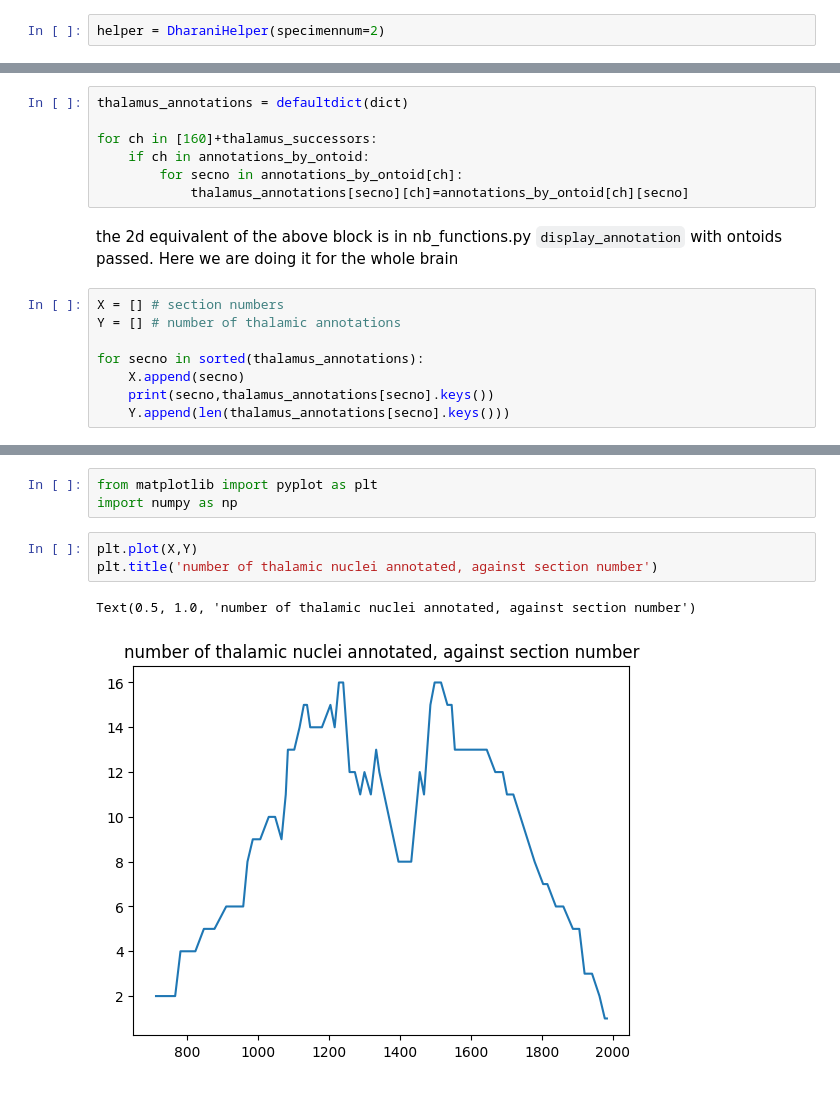
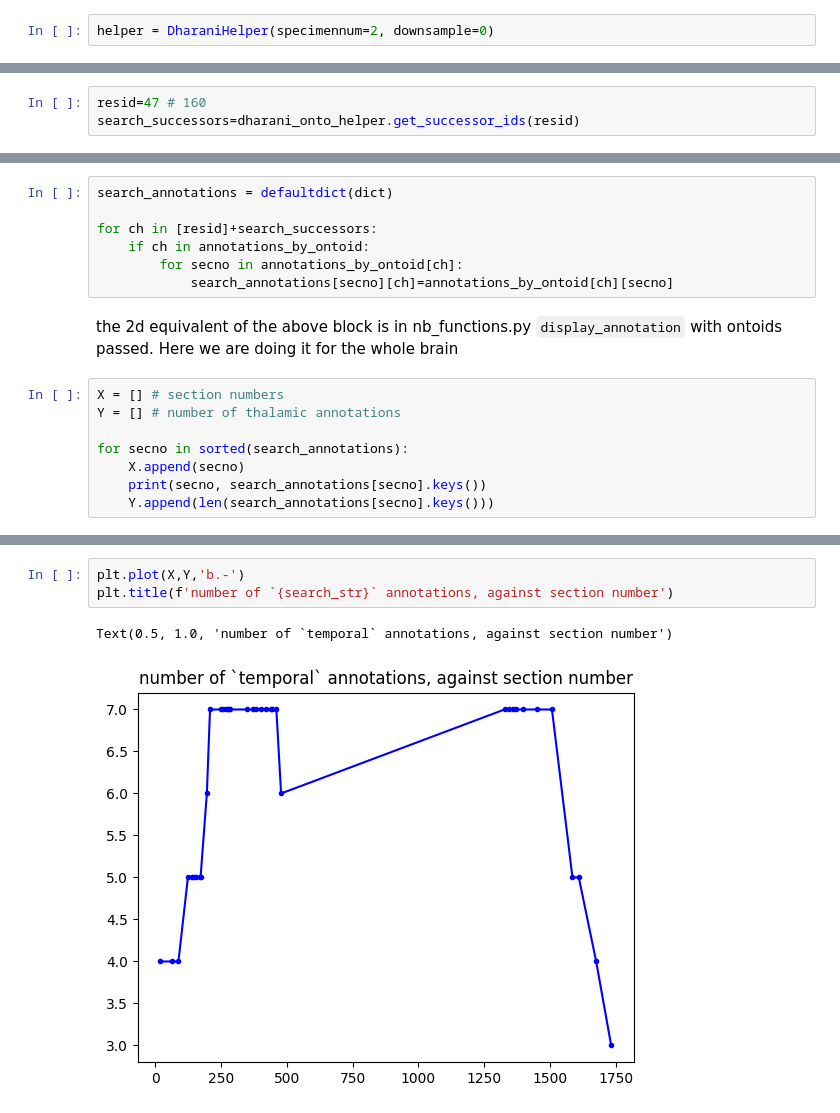
Before and after one commit to SGBC-IITM/DHARANI_data_tutorial, a Jupyter notebook: notebooks/dharani_annotation_stats.ipynb, the cells around one changed output, grey strips where cells are left out. Saved outputs shown, nothing was run; the diff lists cells and outputs as text.

```diff
--- a/notebooks/dharani_annotation_stats.ipynb
+++ b/notebooks/dharani_annotation_stats.ipynb
@@ -6,7 +6,7 @@ from ontology_handling import TreeHelper
 from dharani_functions import DharaniHelper
 from annotation_handling import get_properties
 # %%
-helper = DharaniHelper(specimennum=2)
+helper = DharaniHelper(specimennum=2, downsample=0)
 # %%
 print(helper)
 # %% [output]
@@ -107 +187,4 @@ thalamus_successors=dharani_onto_helper.get_successor_ids(160)
+# %%
+resid=47 # 160
+search_successors=dharani_onto_helper.get_successor_ids(resid)
 # %%
@@ -132,18 +203,18 @@ from collections import defaultdict
 # %%
-thalamus_annotations = defaultdict(dict)
+search_annotations = defaultdict(dict)
 
-for ch in [160]+thalamus_successors:
+for ch in [resid]+search_successors:
     if ch in annotations_by_ontoid:
         for secno in annotations_by_ontoid[ch]:
-            thalamus_annotations[secno][ch]=annotations_by_ontoid[ch][secno]
+            search_annotations[secno][ch]=annotations_by_ontoid[ch][secno]
 # %% [markdown]
 the 2d equivalent of the above block is in nb_functions.py `display_annotation` with ontoids passed. Here we are doing it for the whole brain
 # %%
 X = [] # section numbers
 Y = [] # number of thalamic annotations
 
-for secno in sorted(thalamus_annotations):
+for secno in sorted(search_annotations):
     X.append(secno)
-    print(secno,thalamus_annotations[secno].keys())
-    Y.append(len(thalamus_annotations[secno].keys()))
+    print(secno, search_annotations[secno].keys())
+    Y.append(len(search_annotations[secno].keys()))
 # %% [output]
@@ -167,10 +238,7 @@ for secno in sorted(thalamus_annotations):
-# %%
-from matplotlib import pyplot as plt
-import numpy as np
 # %%
-plt.plot(X,Y)
-plt.title('number of thalamic nuclei annotated, against section number')
+plt.plot(X,Y,'b.-')
+plt.title(f'number of `{search_str}` annotations, against section number')
 # %% [output]
-Text(0.5, 1.0, 'number of thalamic nuclei annotated, against section number')
+Text(0.5, 1.0, 'number of `temporal` annotations, against section number')
-[figure, old version]
+[figure, new version]
 # %%
```
Also changed, not shown: parts of 50 cells of this notebook, 2 other files.
